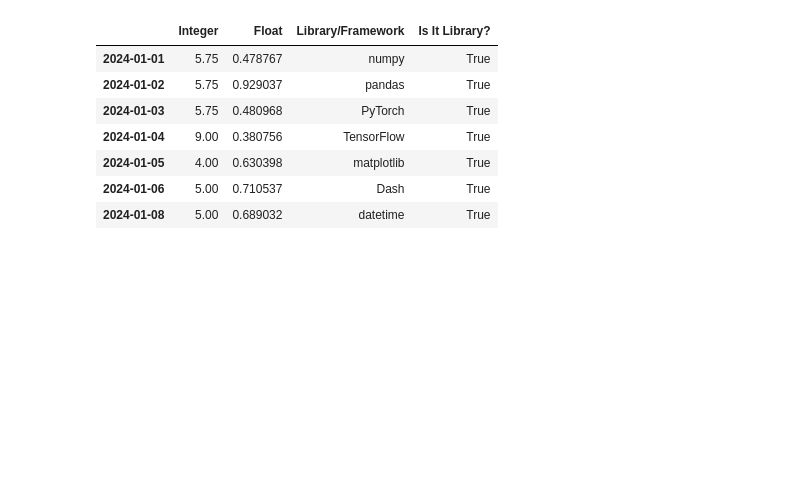
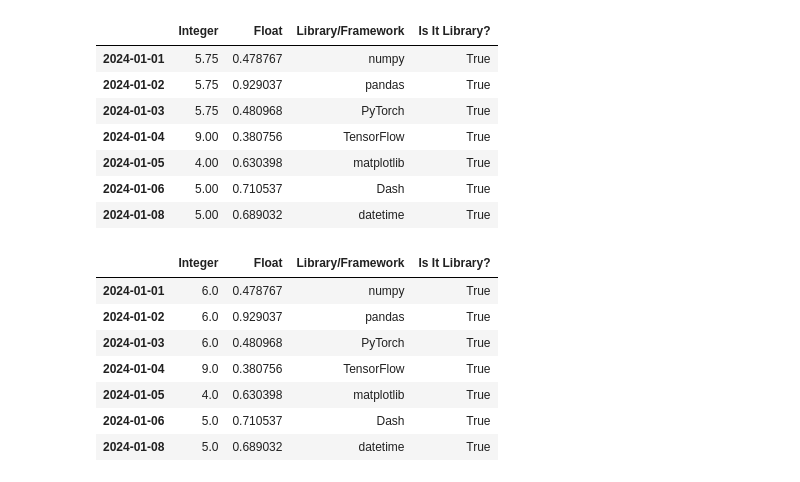
Before and after one commit to ansoncmlam/data_analysis_review, a Jupyter notebook: pandas_essentials.ipynb, the cells around one changed output. Saved outputs shown, nothing was run; the diff lists cells and outputs as text; code cells hidden in the pictures; blank space fills up the shorter version.

```diff
--- a/pandas_essentials.ipynb
+++ b/pandas_essentials.ipynb
@@ -336,6 +336,18 @@ combined
 | 2024-01-05 | 4.00 | 0.630398 | matplotlib | True |
 | 2024-01-06 | 5.00 | 0.710537 | Dash | True |
 | 2024-01-08 | 5.00 | 0.689032 | datetime | True |
+# %%
+combined["Integer"] = combined["Integer"].round(0)
+combined
+# %% [output]
+|  | Integer | Float | Library/Framework | Is It Library? |
+| 2024-01-01 | 6.0 | 0.478767 | numpy | True |
+| 2024-01-02 | 6.0 | 0.929037 | pandas | True |
+| 2024-01-03 | 6.0 | 0.480968 | PyTorch | True |
+| 2024-01-04 | 9.0 | 0.380756 | TensorFlow | True |
+| 2024-01-05 | 4.0 | 0.630398 | matplotlib | True |
+| 2024-01-06 | 5.0 | 0.710537 | Dash | True |
+| 2024-01-08 | 5.0 | 0.689032 | datetime | True |
 # %%
 combined["Integer"] =combined["Integer"].astype("int")
 combined
```
Also changed, not shown: parts of 1 cell of this notebook.
